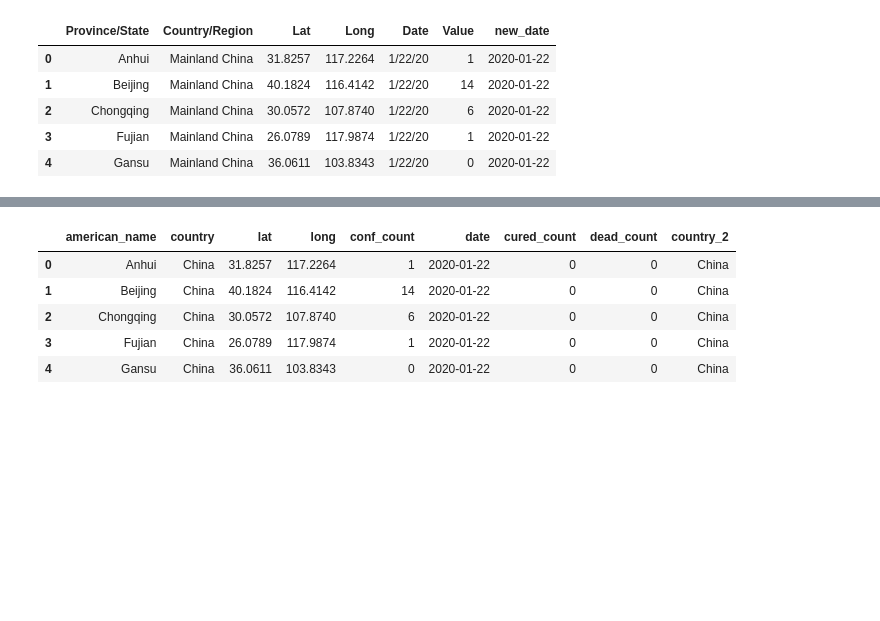
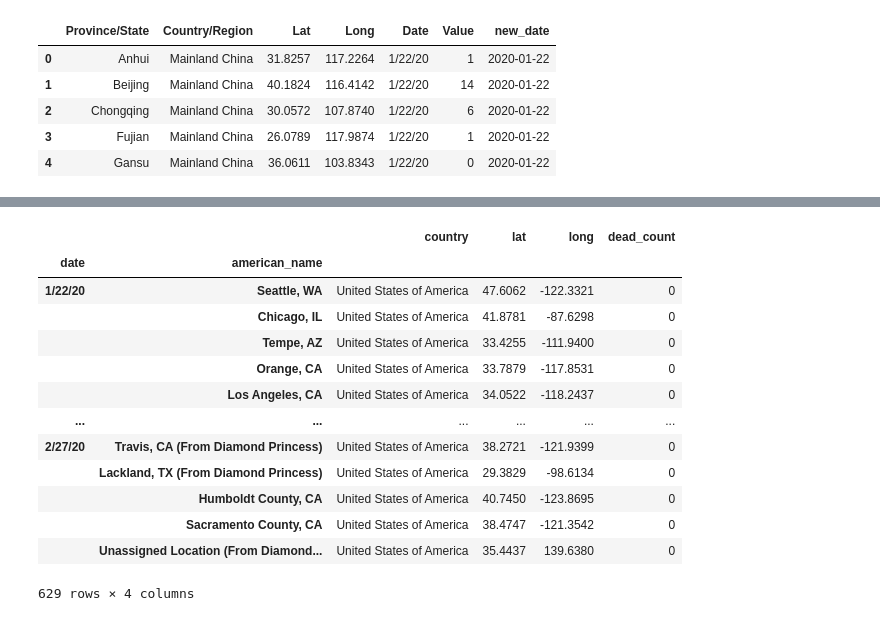
Before and after one commit to DutchDS/Project-2, a Jupyter notebook: Corona_Virus-API-World.ipynb, the cells around one changed output, grey strips where cells are left out. Drawn from its saved outputs; the diff is of its cells as text; code cells hidden in the pictures; blank space fills up the shorter version.

```diff
--- a/Corona_Virus-API-World.ipynb
+++ b/Corona_Virus-API-World.ipynb
@@ -185,10 +186,17 @@ df_death_long = df_death_long.rename(columns={"Province/State":"american_name",
 # %%
-
+# Make sure country names in both files match
 df_confirmed_long.loc[(df_confirmed_long.country == 'Mainland China'),'country']='China'
+df_confirmed_long.loc[(df_confirmed_long.country == 'US'),'country']='United States of America'
 df_confirmed_long = df_confirmed_long.set_index(['date', 'american_name'])
 
 df_cured_long.loc[(df_cured_long.country == 'Mainland China'),'country']='China'
+df_cured_long.loc[(df_cured_long.country == 'US'),'country']='United States of America'
 df_cured_long = df_cured_long.set_index(['date', 'american_name'])
 
 df_death_long.loc[(df_death_long.country == 'Mainland China'),'country']='China'
+df_death_long.loc[(df_death_long.country == 'US'),'country']='United States of America'
 df_death_long = df_death_long.set_index(['date', 'american_name'])
+
+
+x = df_confirmed_long[df_confirmed_long['country'] == 'United States of America']
+x
@@ -195,22 +218,31 @@ df_death_long = df_death_long.set_index(['date', 'american_name'])
 # %%
-
+# Merge all 3 datasets
 df_merged = pd.merge(df_confirmed_long, df_cured_long, how='left', on=['date', 'american_name', 'country','lat','long'])
 
 df_merged = pd.merge(df_merged, df_death_long,how='left', on=['date', 'american_name', 'country','lat','long'])
 df_merged = df_merged.reset_index()
 df_merged = df_merged.drop(['date'], axis=1)
 df_merged['country_2'] = df_merged['country']
 df_merged = df_merged.rename(columns={"new_date":"date"})
 
 output_path = os.path.join("static/world_data", "df_world_all.csv")
 df_merged.to_csv(output_path)
 
-
-df_merged.head()
+df_merged
+x = df_death_long[df_death_long['country'] == 'United States of America']
+x
 # %% [output]
-|  | american_name | country | lat | long | conf_count | date | cured_count | dead_count | country_2 |
-| 0 | Anhui | China | 31.8257 | 117.2264 | 1 | 2020-01-22 | 0 | 0 | China |
-| 1 | Beijing | China | 40.1824 | 116.4142 | 14 | 2020-01-22 | 0 | 0 | China |
-| 2 | Chongqing | China | 30.0572 | 107.8740 | 6 | 2020-01-22 | 0 | 0 | China |
-| 3 | Fujian | China | 26.0789 | 117.9874 | 1 | 2020-01-22 | 0 | 0 | China |
-| 4 | Gansu | China | 36.0611 | 103.8343 | 0 | 2020-01-22 | 0 | 0 | China |
+|  |  | country | lat | long | dead_count |
+| date | american_name |  |  |  |  |
+| 1/22/20 | Seattle, WA | United States of America | 47.6062 | -122.3321 | 0 |
+|  | Chicago, IL | United States of America | 41.8781 | -87.6298 | 0 |
+|  | Tempe, AZ | United States of America | 33.4255 | -111.9400 | 0 |
+|  | Orange, CA | United States of America | 33.7879 | -117.8531 | 0 |
+|  | Los Angeles, CA | United States of America | 34.0522 | -118.2437 | 0 |
+| ... | ... | ... | ... | ... | ... |
+| 2/27/20 | Travis, CA (From Diamond Princess) | United States of America | 38.2721 | -121.9399 | 0 |
+|  | Lackland, TX (From Diamond Princess) | United States of America | 29.3829 | -98.6134 | 0 |
+|  | Humboldt County, CA | United States of America | 40.7450 | -123.8695 | 0 |
+|  | Sacramento County, CA | United States of America | 38.4747 | -121.3542 | 0 |
+|  | Unassigned Location (From Diamond... | United States of America | 35.4437 | 139.6380 | 0 |
+629 rows × 4 columns
```
Also changed, not shown: parts of 6 cells of this notebook, 7 other files.
